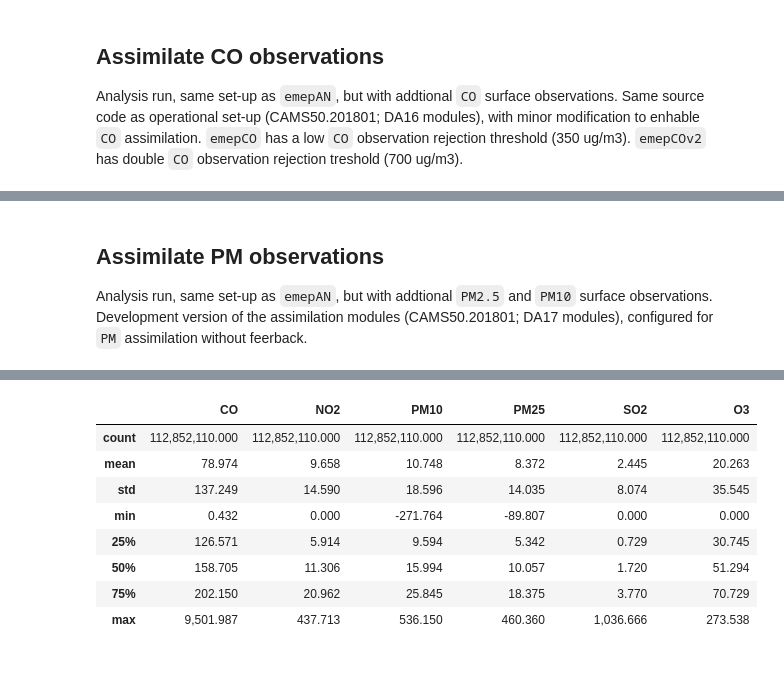
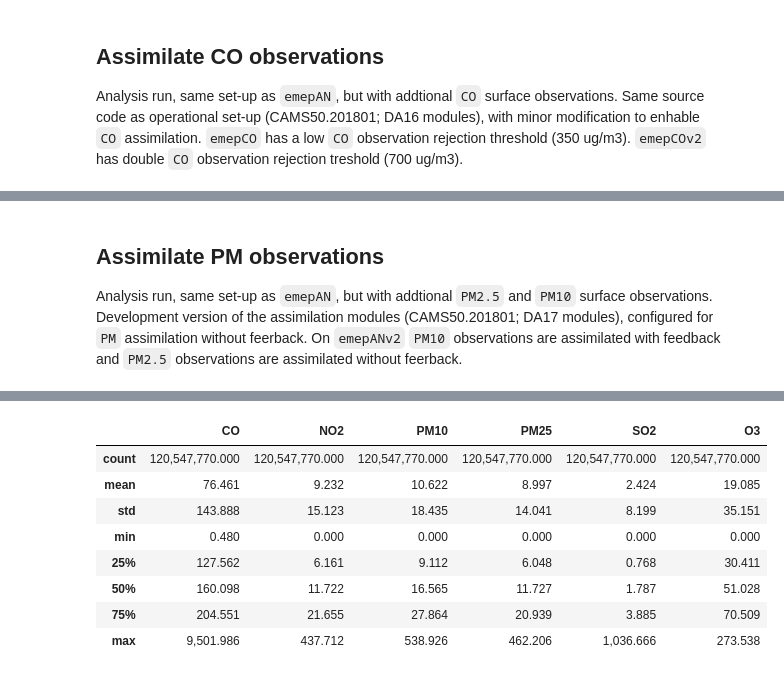
Before and after one commit to avaldebe/pynb, a Jupyter notebook: CAMS50/vra2016/collocation.ipynb, the cells around one changed output, grey strips where cells are left out. Drawn from its saved outputs; the diff is of its cells as text; code cells hidden in the pictures.

Commit message:
VRA2016 emepPMv2

```diff
--- a/CAMS50/vra2016/collocation.ipynb
+++ b/CAMS50/vra2016/collocation.ipynb
@@ -46,6 +46,7 @@ files = dict(
     emepCO=glob(lustre%'VRA-2016/BM_CAMS50.201801/VRA00CO-2016Q?.nc'),
     emepCOv2=glob(lustre%'VRA-2016/BM_CAMS50.201801/VRA00COv2-2016Q?.nc'),
     emepPM=glob(lustre%'VRA-2016/BM_CAMS50.201801/VRA00PM-2016Q?.nc'),
+    emepPMv2=glob(lustre%'VRA-2016/BM_CAMS50.201801/VRA00PMv2-2016Q?.nc'),
 )
 for k,v in files.items():
     print("%s: %3d files"%(k,len(v)))
@@ -333,6 +335,7 @@ Wall time: 35min 16s
 # %% [markdown]
 ## Assimilate PM observations
 Analysis run, same set-up as `emepAN`, but with addtional `PM2.5` and `PM10` surface observations.  Development version of the assimilation modules (CAMS50.201801; DA17 modules), configured for `PM` assimilation without feerback.
+On `emepANv2` `PM10` observations are assimilated with feedback and `PM2.5` observations are assimilated without feerback.
 # %%
 %%time
 
@@ -344,8 +347,8 @@ processEMEP(
         SURF_ug_NO2='NO2',
         SURF_ug_SO2='SO2',
         SURF_ug_CO='CO',
-        SURF_ug_PM25_OA='PM25', # no feedback output
-        SURF_ug_PM10_OA='PM10', # no feedback output
+        SURF_ug_PM25_AN='PM25',   # no feedback
+        SURF_ug_PM10_AN='PM10',   # no feedback
     ),
 )
 # %% [output]
@@ -354,9 +357,9 @@ Wall time: 35min 41s
 |  | CO | NO2 | PM10 | PM25 | SO2 | O3 |
-| count | 112,852,110.000 | 112,852,110.000 | 112,852,110.000 | 112,852,110.000 | 112,852,110.000 | 112,852,110.000 |
-| mean | 78.974 | 9.658 | 10.748 | 8.372 | 2.445 | 20.263 |
-| std | 137.249 | 14.590 | 18.596 | 14.035 | 8.074 | 35.545 |
-| min | 0.432 | 0.000 | -271.764 | -89.807 | 0.000 | 0.000 |
-| 25% | 126.571 | 5.914 | 9.594 | 5.342 | 0.729 | 30.745 |
-| 50% | 158.705 | 11.306 | 15.994 | 10.057 | 1.720 | 51.294 |
-| 75% | 202.150 | 20.962 | 25.845 | 18.375 | 3.770 | 70.729 |
-| max | 9,501.987 | 437.713 | 536.150 | 460.360 | 1,036.666 | 273.538 |
+| count | 120,547,770.000 | 120,547,770.000 | 120,547,770.000 | 120,547,770.000 | 120,547,770.000 | 120,547,770.000 |
+| mean | 76.461 | 9.232 | 10.622 | 8.997 | 2.424 | 19.085 |
+| std | 143.888 | 15.123 | 18.435 | 14.041 | 8.199 | 35.151 |
+| min | 0.480 | 0.000 | 0.000 | 0.000 | 0.000 | 0.000 |
+| 25% | 127.562 | 6.161 | 9.112 | 6.048 | 0.768 | 30.411 |
+| 50% | 160.098 | 11.722 | 16.565 | 11.727 | 1.787 | 51.028 |
+| 75% | 204.551 | 21.655 | 27.864 | 20.939 | 3.885 | 70.509 |
+| max | 9,501.986 | 437.712 | 538.926 | 462.206 | 1,036.666 | 273.538 |
```
Also changed, not shown: parts of 15 cells of this notebook, 2 other files.
